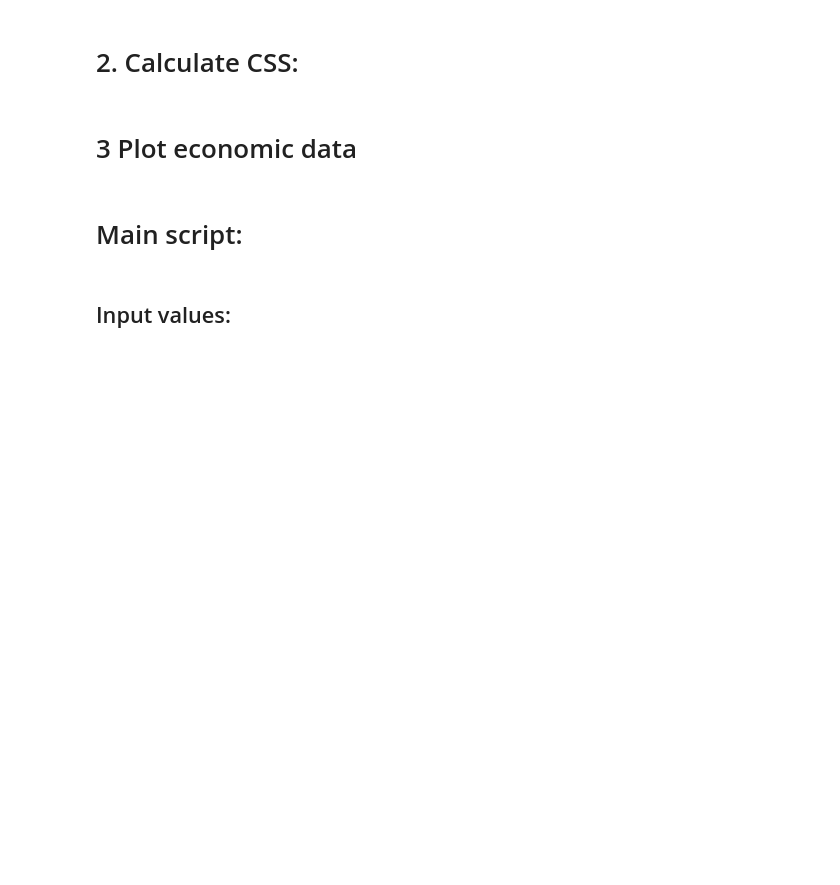
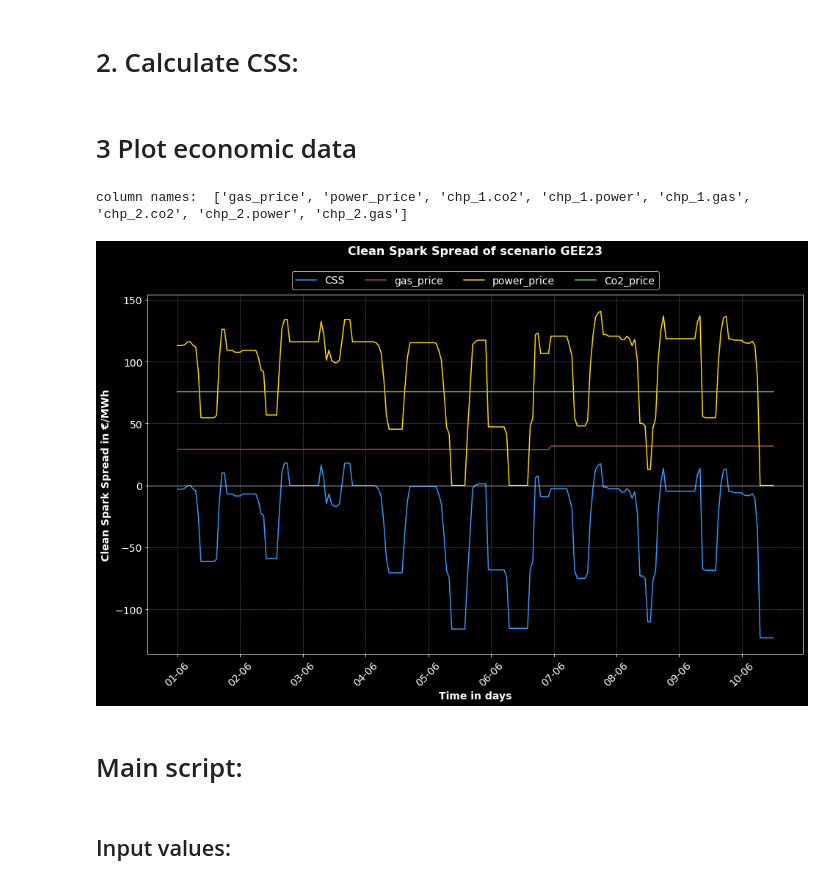
Before and after one commit to HTWK-Interconnected-Energy-Systems/BURN4H2, a Jupyter notebook: postprocessing/clean_spark_spread.ipynb, the cells around one changed output. Saved outputs shown, nothing was run; the diff lists cells and outputs as text; code cells hidden in the pictures; blank space fills up the shorter version.

```diff
--- a/postprocessing/clean_spark_spread.ipynb
+++ b/postprocessing/clean_spark_spread.ipynb
@@ -337,7 +319,7 @@ def plot_css(
     other_cost_data: dict,
     key_gas_price: str,
     key_power_price: str,
-    P_Co2: float
+    P_CO2: float
 ):
     """Line chart plotting css in hourly granulation (ticks). Granularity of x axis is adjustable.
 
@@ -346,7 +328,7 @@ def plot_css(
         x_values (list): time data to be plotted.
         granularity (str): wished granularity of x axis.
         x_axis_occurencies (dict): occurencies to make sure that all time data is correct output on x axis.
-        title_size (str): site of title font.
+        title_size (str): size of title font.
         fontsize (str): size of font in diagram.
         colors_dict (dict): dictionary with colors for set assets.
         other_cost_data (dict): Dictionary with other cost data than css.
@@ -359,7 +341,7 @@ def plot_css(
     """
 
     labels = list(colors_dict.keys())
-    # plotte CSS, Gas_price, Strompreis:
+    # plot CSS, gas_price, power price:
     plt.style.use('dark_background') # dark Layout for slides
     fig, ax = plt.subplots(
         figsize=(16, 9),
@@ -388,7 +370,7 @@ def plot_css(
         color=colors_dict[key_power_price]
         )
     # given constant, needs to be integrated as list
-    repeated_list = [P_Co2 for _ in range(len(x_values))]
+    repeated_list = [P_CO2 for _ in range(len(x_values))]
     ax.plot(
         x_values,
         repeated_list,
@@ -401,7 +383,7 @@ def plot_css(
         ax.set_xticks([x_values[i] for i in x_axis_occurencies.values()])
         # Convert the complete date information to just “HH:MM” for the axis labeling
         ax.set_xticklabels(
-            [key[-5:] for key in x_axis_occurencies.keys()],  # Schneidet nur "HH:MM" aus dem String
+            [key[-5:] for key in x_axis_occurencies.keys()],  # cut "HH:MM" out of string
             rotation=45
             )
     else:
@@ -410,7 +392,7 @@ def plot_css(
         [tick for tick in x_axis_occurencies.keys()],  # set labels as granularity
         rotation=45
         )
-    # Setze Titel der Achsen.
+    # Set title of axis.
     ax.axhline(
         y=0,
         color='white',
@@ -460,39 +442,41 @@ def plot_css(
     # plt.show() # aktivieren, wenn nicht gespeichert wird.
     return fig
 
-
 def save_plot(
     fig,
     output_path: str,
     filename: str,
     dpi: int = 300,
     format: str = "png"
     ):
     """Saves the given plot in a file.
 
     Args:
         fig (matplotlib.figure.Figure): The diagram to be saved.
         output_path (str): Path to folder for saving file.
         filename (str): The file name (incl. path) for the saved file.
         dpi (int): The resolution of the picture.
         format (str): Data formate (f. e. "png", "pdf", "svg").
     """
     if not os.path.exists(output_path):
         os.makedirs(output_path)  # Erstelle den Ordner (und alle übergeordneten Ordner falls nötig)
     output_file = os.path.join(
         output_path,
         filename
         )
     plt.savefig(
         output_file,
         format=format,
         dpi=dpi,
         facecolor="black",
         transparent=False
         )
     plt.show()
     plt.close(fig)
     print(f"Diagram saved as: {output_file}")
+# %% [output]
+column names:  ['gas_price', 'power_price', 'chp_1.co2', 'chp_1.power', 'chp_1.gas', 'chp_2.co2', 'chp_2.power', 'chp_2.gas']
+[figure, added]
 # %% [markdown]
 # Main script:
 # %% [markdown]
```
Also changed, not shown: parts of 2 cells of this notebook, 6 other files.
